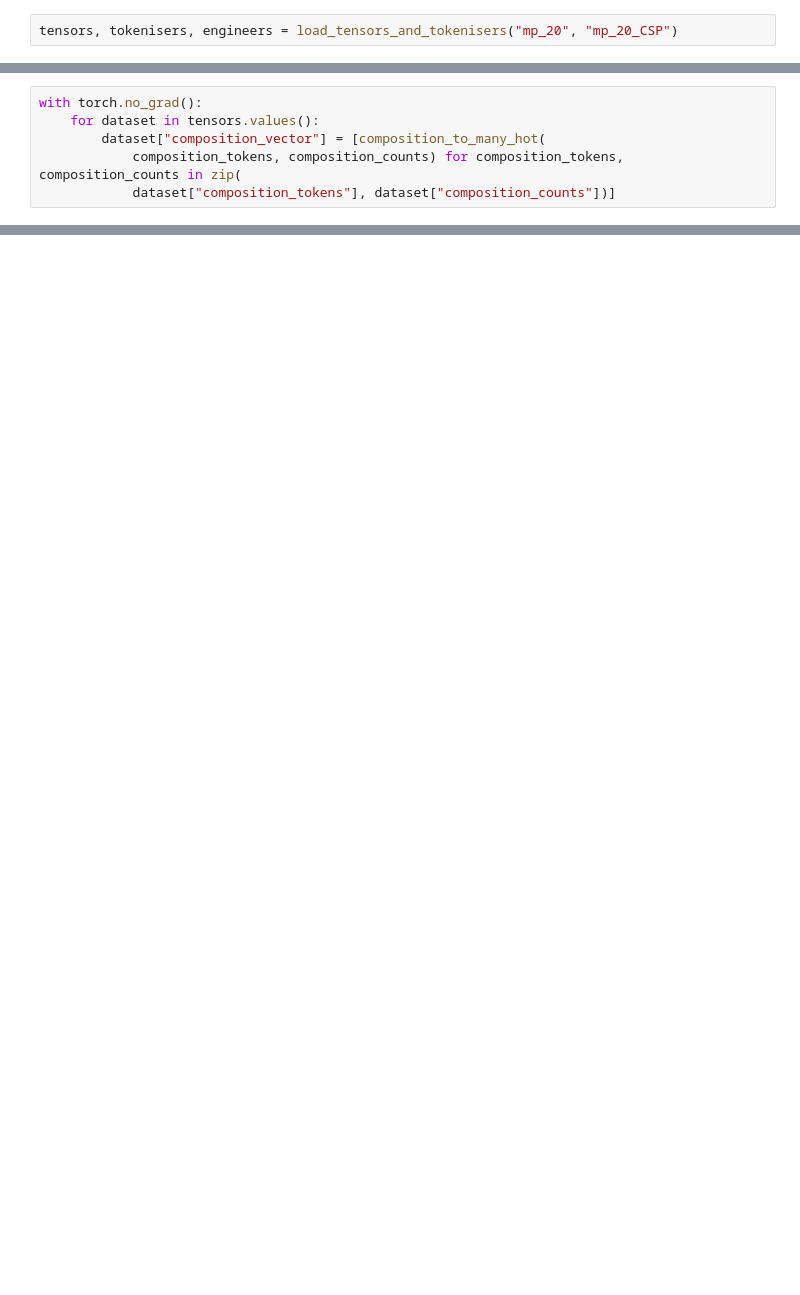
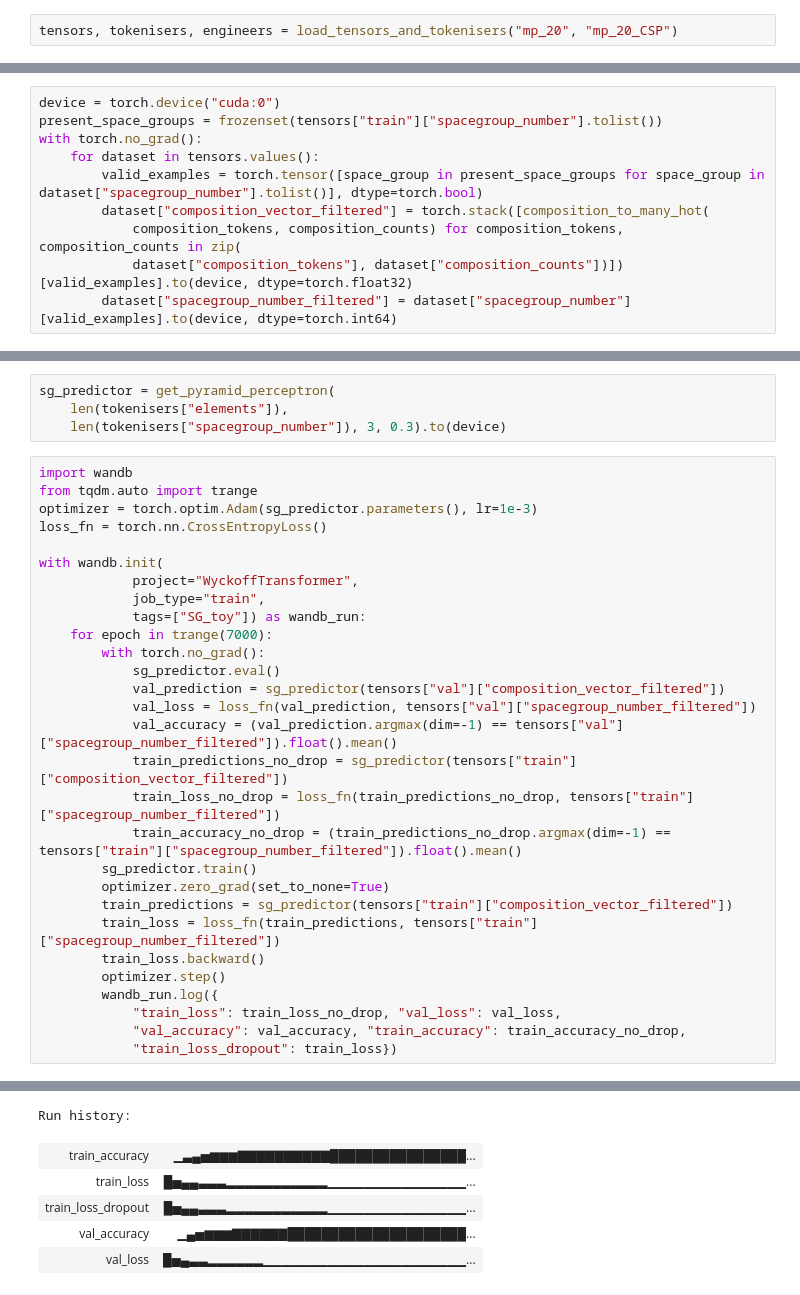
Before and after one commit to kedhip/WyckoffTransformer, a Jupyter notebook: sg_predict.ipynb, the cells around one changed output, grey strips where cells are left out. Saved outputs shown, nothing was run; the diff lists cells and outputs as text; blank space fills up the shorter version.

Commit message:
SG prediction baseline

```diff
--- a/sg_predict.ipynb
+++ b/sg_predict.ipynb
@@ -14,8 +20,12 @@ def composition_to_many_hot(
     many_hot.scatter_add_(0, composition_tokens.to(torch.int64), composition_counts.to(torch.int64))
     return many_hot
 # %%
+device = torch.device("cuda:0")
+present_space_groups = frozenset(tensors["train"]["spacegroup_number"].tolist())
 with torch.no_grad():
     for dataset in tensors.values():
-        dataset["composition_vector"] = [composition_to_many_hot(
+        valid_examples = torch.tensor([space_group in present_space_groups for space_group in dataset["spacegroup_number"].tolist()], dtype=torch.bool)
+        dataset["composition_vector_filtered"] = torch.stack([composition_to_many_hot(
             composition_tokens, composition_counts) for composition_tokens, composition_counts in zip(
-            dataset["composition_tokens"], dataset["composition_counts"])]
+            dataset["composition_tokens"], dataset["composition_counts"])])[valid_examples].to(device, dtype=torch.float32)
+        dataset["spacegroup_number_filtered"] = dataset["spacegroup_number"][valid_examples].to(device, dtype=torch.int64)
@@ -41,0 +42,34 @@ tensors["train"]["composition_vector"]
+# %%
+sg_predictor = get_pyramid_perceptron(
+    len(tokenisers["elements"]),
+    len(tokenisers["spacegroup_number"]), 3, 0.3).to(device)
+# %%
+import wandb
+from tqdm.auto import trange
+optimizer = torch.optim.Adam(sg_predictor.parameters(), lr=1e-3)
+loss_fn = torch.nn.CrossEntropyLoss()
+
+with wandb.init(
+            project="WyckoffTransformer",
+            job_type="train",
+            tags=["SG_toy"]) as wandb_run:
+    for epoch in trange(7000):
+        with torch.no_grad():
+            sg_predictor.eval()
+            val_prediction = sg_predictor(tensors["val"]["composition_vector_filtered"])
+            val_loss = loss_fn(val_prediction, tensors["val"]["spacegroup_number_filtered"])
+            val_accuracy = (val_prediction.argmax(dim=-1) == tensors["val"]["spacegroup_number_filtered"]).float().mean()
+            train_predictions_no_drop = sg_predictor(tensors["train"]["composition_vector_filtered"])
+            train_loss_no_drop = loss_fn(train_predictions_no_drop, tensors["train"]["spacegroup_number_filtered"])
+            train_accuracy_no_drop = (train_predictions_no_drop.argmax(dim=-1) == tensors["train"]["spacegroup_number_filtered"]).float().mean()
+        sg_predictor.train()
+        optimizer.zero_grad(set_to_none=True)
+        train_predictions = sg_predictor(tensors["train"]["composition_vector_filtered"])
+        train_loss = loss_fn(train_predictions, tensors["train"]["spacegroup_number_filtered"])
+        train_loss.backward()
+        optimizer.step()
+        wandb_run.log({
+            "train_loss": train_loss_no_drop, "val_loss": val_loss,
+            "val_accuracy": val_accuracy, "train_accuracy": train_accuracy_no_drop,
+            "train_loss_dropout": train_loss})
+# %% [output]
@@ -41,0 +82,6 @@ tensors["train"]["composition_vector"]
+Run history:
+| train_accuracy | ▁▃▄▅▆▆▆▇▇▇▇▇▇▇▇▇▇████████████████... |
+| train_loss | █▅▄▄▃▃▃▂▂▂▂▂▂▂▂▂▂▂▁▁▁▁▁▁▁▁▁▁▁▁▁▁▁... |
+| train_loss_dropout | █▅▄▄▃▃▃▂▂▂▂▂▂▂▂▂▂▂▁▁▁▁▁▁▁▁▁▁▁▁▁▁▁... |
+| val_accuracy | ▁▄▅▆▆▆▇▇▇▇▇▇█████████████████████... |
+| val_loss | █▅▄▃▃▂▂▂▂▂▂▁▁▁▁▁▁▁▁▁▁▁▁▁▁▁▁▁▁▁▁▁▁... |
```
Also changed, not shown: parts of 10 cells of this notebook, 5 other files.
